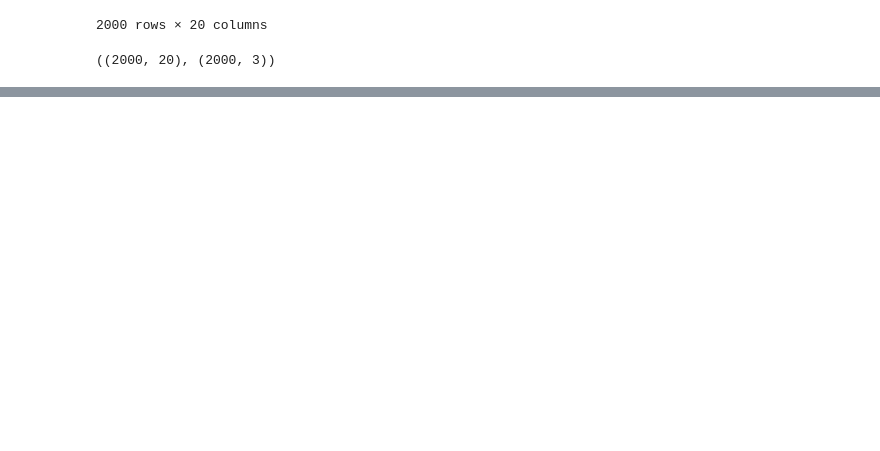
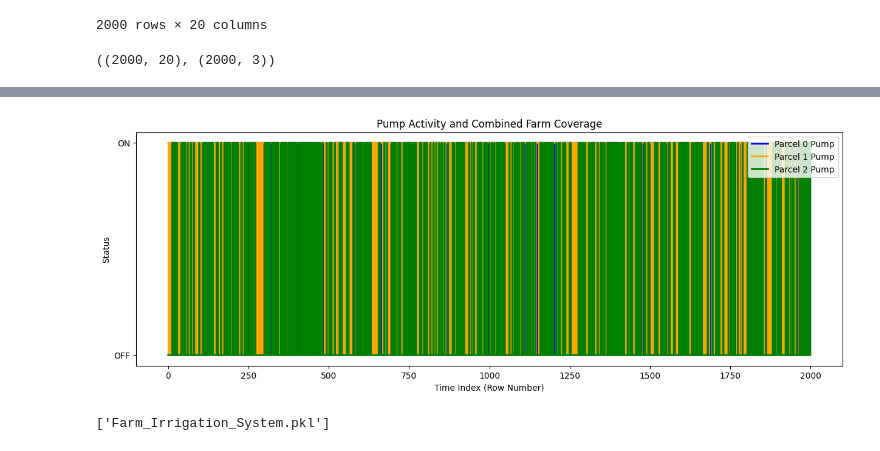
Before and after one commit to Tanshi-Mehra/Smart_Irrigation_AICTE_Shell_Edunet, a Jupyter notebook: Irrigation_System.ipynb, the cells around one changed output, grey strips where cells are left out. Drawn from its saved outputs; the diff is of its cells as text; code cells hidden in the pictures; blank space fills up the shorter version.

```diff
--- a/Irrigation_System.ipynb
+++ b/Irrigation_System.ipynb
@@ -168,0 +287,26 @@ X.shape, y.shape
+# %%
+# Calculate combined activity of all pumps (overlap)
+any_pump_on = (df['parcel_0'] == 1) | (df['parcel_1'] == 1) | (df['parcel_2'] == 1)
+
+plt.figure(figsize=(15, 5))
+
+# Plot individual pump statuses
+plt.step(df.index, df['parcel_0'], where='post', linewidth=2, label='Parcel 0 Pump', color='blue')
+plt.step(df.index, df['parcel_1'], where='post', linewidth=2, label='Parcel 1 Pump', color='orange')
+plt.step(df.index, df['parcel_2'], where='post', linewidth=2, label='Parcel 2 Pump', color='green')
+
+plt.title("Pump Activity and Combined Farm Coverage")
+plt.xlabel("Time Index (Row Number)")
+plt.ylabel("Status")
+plt.yticks([0, 1], ['OFF', 'ON'])
+plt.legend(loc='upper right')
+plt.show()
+# %% [output]
+[figure, added]
+# %%
+import joblib
+from sklearn.pipeline import Pipeline
+
+joblib.dump(model, "Farm_Irrigation_System.pkl")
+# %% [output]
+['Farm_Irrigation_System.pkl']
```
Also changed, not shown: parts of 12 cells of this notebook, 1 other file.
